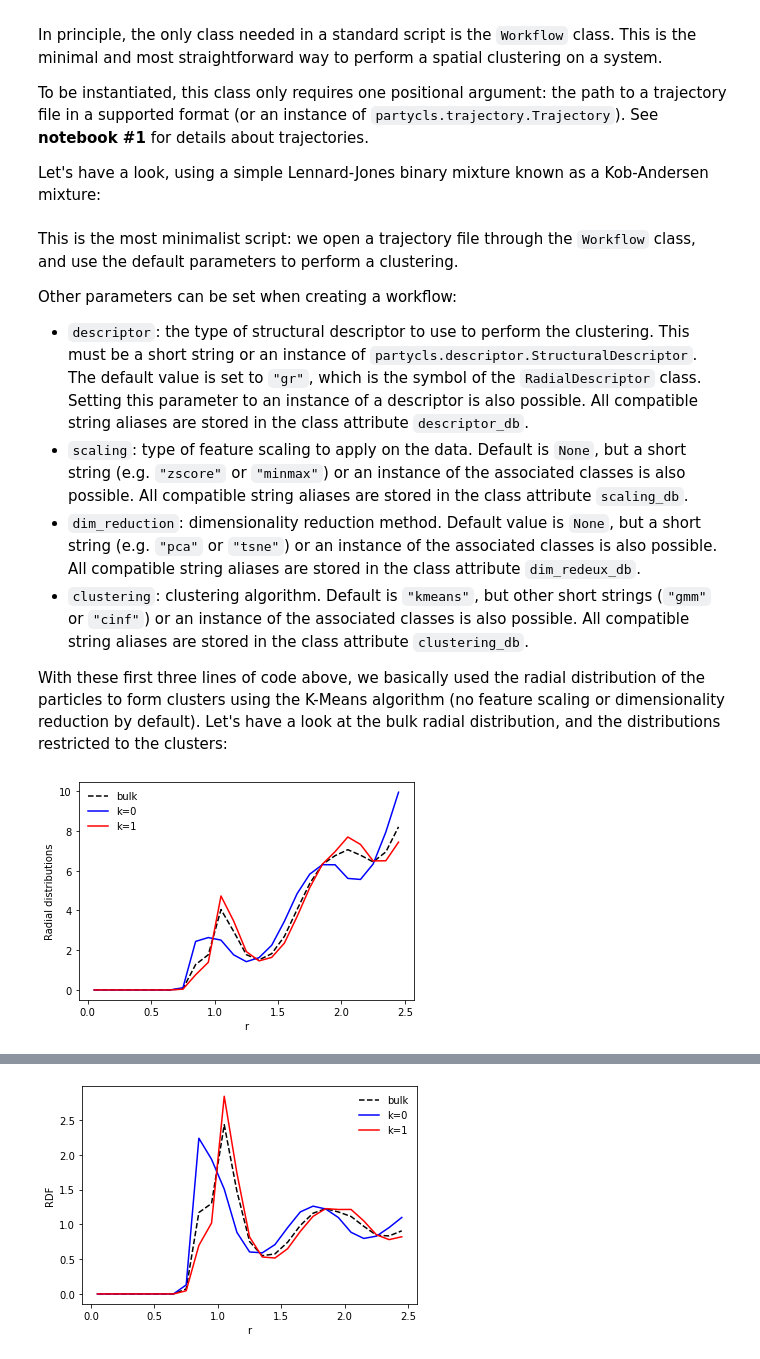
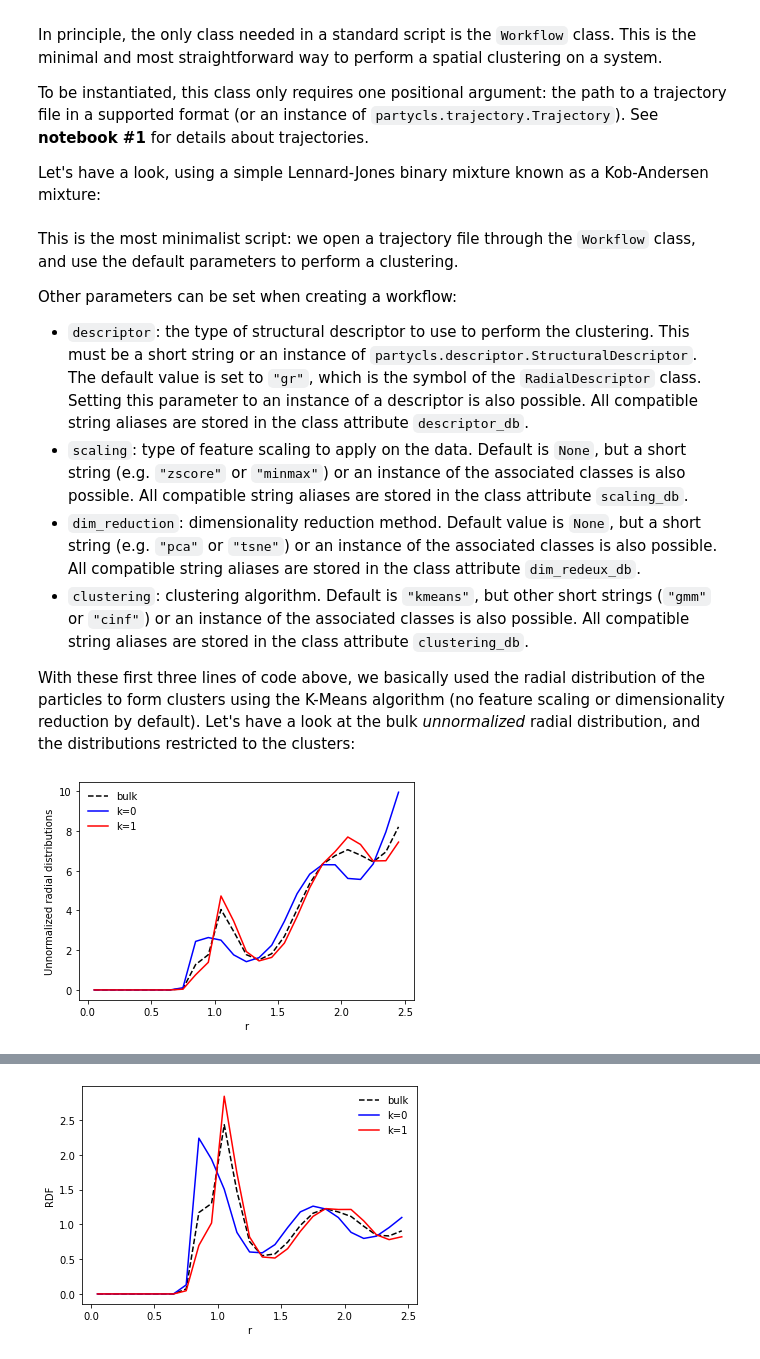
Before and after one commit to jorisparet/partycls, a Jupyter notebook: tutorial/2_workflow.ipynb, the cells around one changed output, grey strips where cells are left out. Cells and saved outputs as stored; diff of their text form; code cells hidden in the pictures.

```diff
--- a/tutorial/2_workflow.ipynb
+++ b/tutorial/2_workflow.ipynb
@@ -26,29 +26,29 @@ Other parameters can be set when creating a workflow:
 * `dim_reduction`: dimensionality reduction method. Default value is `None`, but a short string (e.g. `"pca"` or `"tsne"`) or an instance of the associated classes is also possible. All compatible string aliases are stored in the class attribute `dim_redeux_db`.
 * `clustering`: clustering algorithm. Default is `"kmeans"`, but other short strings (`"gmm"` or `"cinf"`) or an instance of the associated classes is also possible. All compatible string aliases are stored in the class attribute `clustering_db`.
 
-With these first three lines of code above, we basically used the radial distribution of the particles to form clusters using the K-Means algorithm (no feature scaling or dimensionality reduction by default). Let's have a look at the bulk radial distribution, and the distributions restricted to the clusters:
+With these first three lines of code above, we basically used the radial distribution of the particles to form clusters using the K-Means algorithm (no feature scaling or dimensionality reduction by default). Let's have a look at the bulk *unnormalized* radial distribution, and the distributions restricted to the clusters:
 # %%
 import matplotlib.pyplot as plt
 
 # grid and average distribution
 r = wf.descriptor.grid
 p_r = wf.descriptor.average
 
 # dataset: all the individual radial distributions of the particles
 data = wf.descriptor.features
 # distributions of the clusters
 pk_r = wf.clustering.centroids(data)
 
 # plot
 plt.plot(r, p_r, c='k', ls='--', label='bulk')
 plt.plot(r, pk_r[0], c='b', label='k=0')
 plt.plot(r, pk_r[1], c='r', label='k=1')
 plt.xlabel('r')
-plt.ylabel('Radial distributions')
+plt.ylabel('Unnormalized radial distributions')
 plt.legend(frameon=False)
 plt.show()
 # %% [output]
-[figure, old version]
+[figure, new version]
 # %% [markdown]
 **N.B.** :
 * `descriptor.average` refers to the average feature vector of all the objects in the dataset. In this example, this is the average radial distribution of the particles.
```
Also changed, not shown: parts of 3 cells of this notebook.
